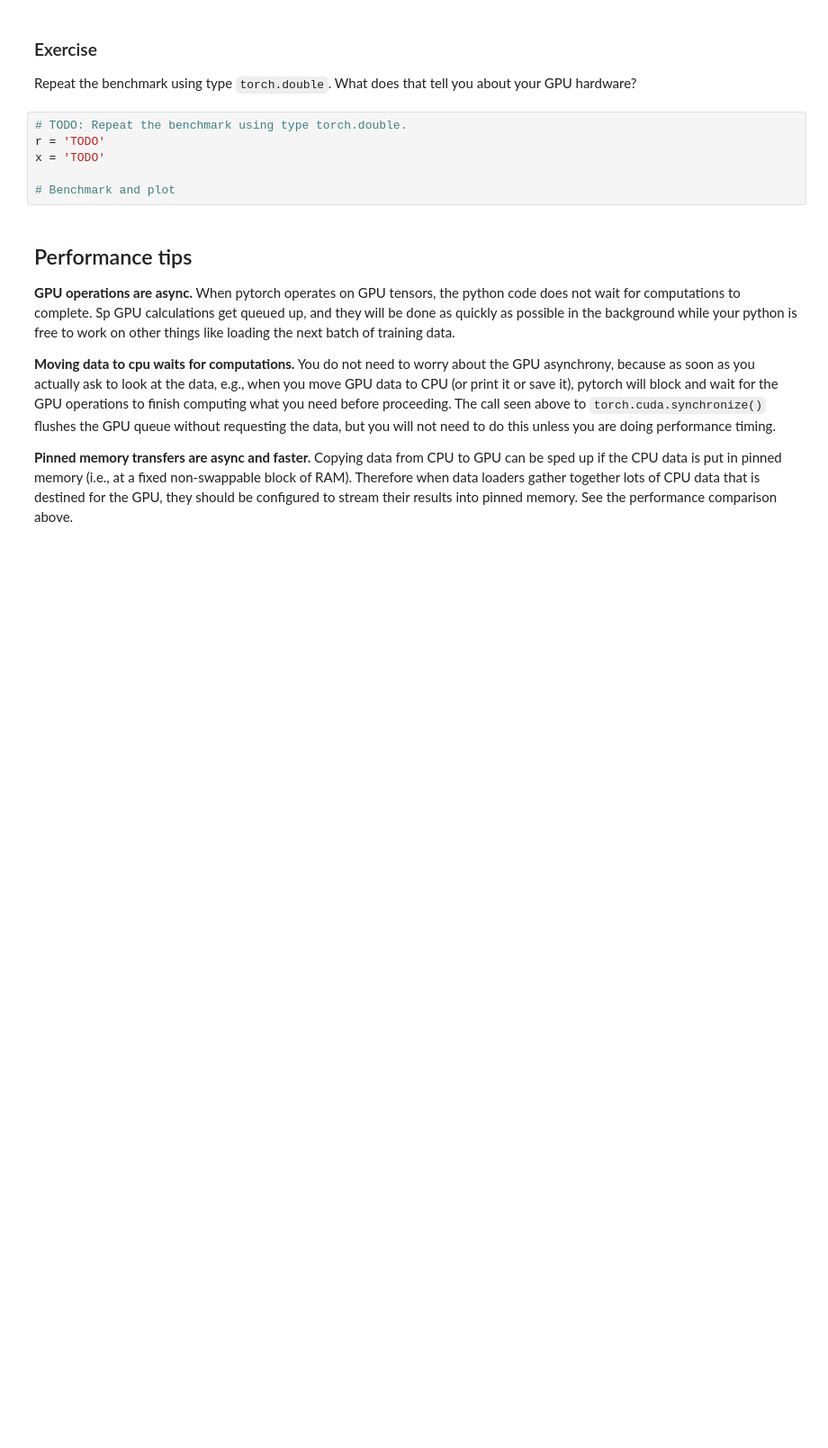
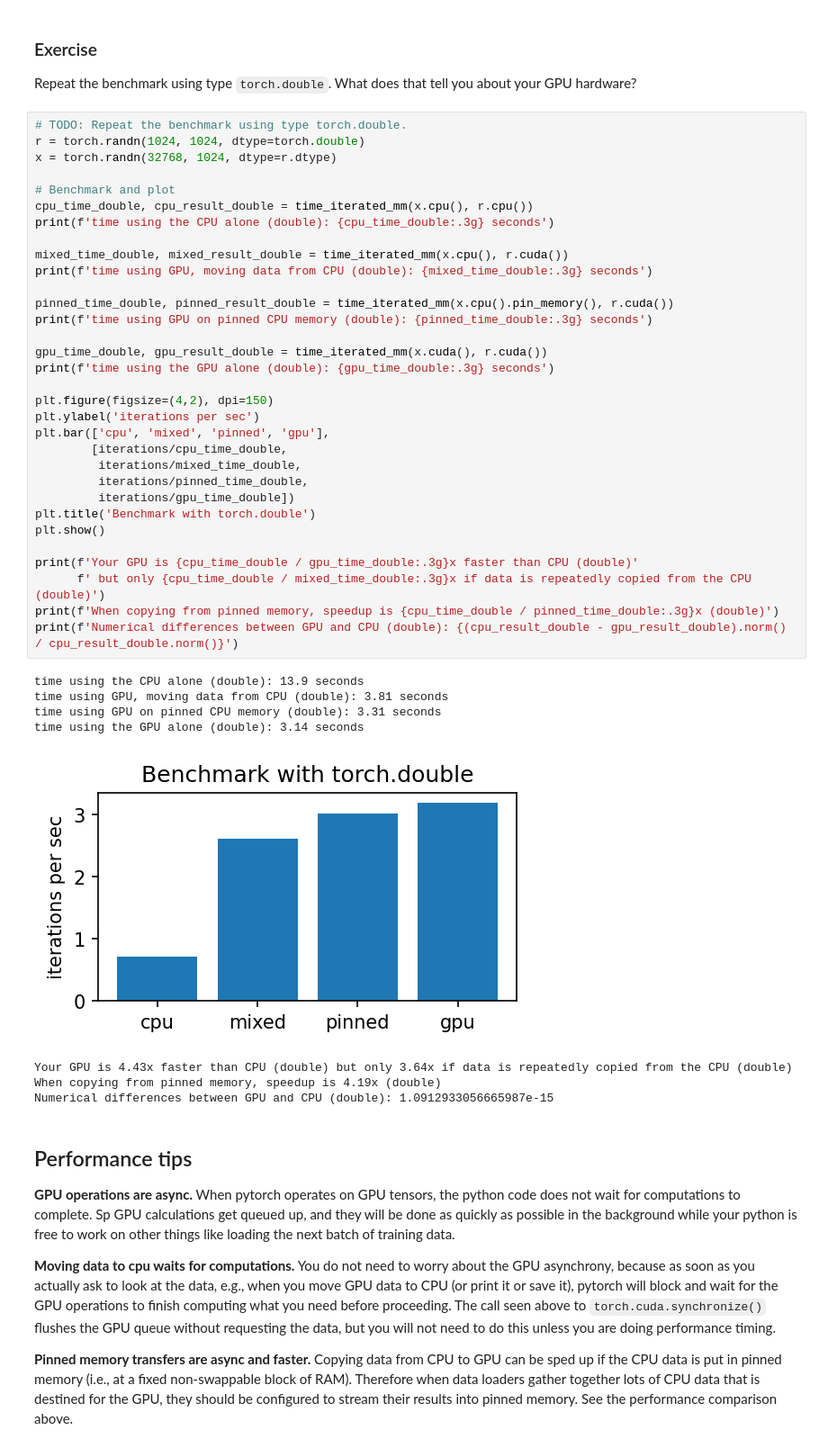
Before and after one commit to sunjsri/how-to-read-pytorch, a Jupyter notebook: notebooks/1-Pytorch-Introduction.ipynb, the cells around one changed output. Shown at 90% size. Drawn from its saved outputs; the diff is of its cells as text; blank space fills up the shorter version.

```diff
--- a/notebooks/1-Pytorch-Introduction.ipynb
+++ b/notebooks/1-Pytorch-Introduction.ipynb
@@ -326,12 +326,47 @@ Numerical differences between GPU and CPU: 5.849148578818131e-07
 ### Exercise
 
 Repeat the benchmark using type `torch.double`.   What does that tell you about your GPU hardware?
-# %%
-# TODO: Repeat the benchmark using type torch.double.
-r = 'TODO'
-x = 'TODO'
-
-# Benchmark and plot
+# %%
+# TODO: Repeat the benchmark using type torch.double.
+r = torch.randn(1024, 1024, dtype=torch.double)
+x = torch.randn(32768, 1024, dtype=r.dtype)
+
+# Benchmark and plot
+cpu_time_double, cpu_result_double = time_iterated_mm(x.cpu(), r.cpu())
+print(f'time using the CPU alone (double): {cpu_time_double:.3g} seconds')
+
+mixed_time_double, mixed_result_double = time_iterated_mm(x.cpu(), r.cuda())
+print(f'time using GPU, moving data from CPU (double): {mixed_time_double:.3g} seconds')
+
+pinned_time_double, pinned_result_double = time_iterated_mm(x.cpu().pin_memory(), r.cuda())
+print(f'time using GPU on pinned CPU memory (double): {pinned_time_double:.3g} seconds')
+
+gpu_time_double, gpu_result_double = time_iterated_mm(x.cuda(), r.cuda())
+print(f'time using the GPU alone (double): {gpu_time_double:.3g} seconds')
+
+plt.figure(figsize=(4,2), dpi=150)
+plt.ylabel('iterations per sec')
+plt.bar(['cpu', 'mixed', 'pinned', 'gpu'],
+        [iterations/cpu_time_double,
+         iterations/mixed_time_double,
+         iterations/pinned_time_double,
+         iterations/gpu_time_double])
+plt.title('Benchmark with torch.double')
+plt.show()
+
+print(f'Your GPU is {cpu_time_double / gpu_time_double:.3g}x faster than CPU (double)'
+      f' but only {cpu_time_double / mixed_time_double:.3g}x if data is repeatedly copied from the CPU (double)')
+print(f'When copying from pinned memory, speedup is {cpu_time_double / pinned_time_double:.3g}x (double)')
+print(f'Numerical differences between GPU and CPU (double): {(cpu_result_double - gpu_result_double).norm() / cpu_result_double.norm()}')
+# %% [output]
+time using the CPU alone (double): 13.9 seconds
+time using GPU, moving data from CPU (double): 3.81 seconds
+time using GPU on pinned CPU memory (double): 3.31 seconds
+time using the GPU alone (double): 3.14 seconds
+[figure, added]
+Your GPU is 4.43x faster than CPU (double) but only 3.64x if data is repeatedly copied from the CPU (double)
+When copying from pinned memory, speedup is 4.19x (double)
+Numerical differences between GPU and CPU (double): 1.0912933056665987e-15
 # %% [markdown]
 Performance tips
 ----------------
```
Also changed, not shown: parts of 1 cell of this notebook.
